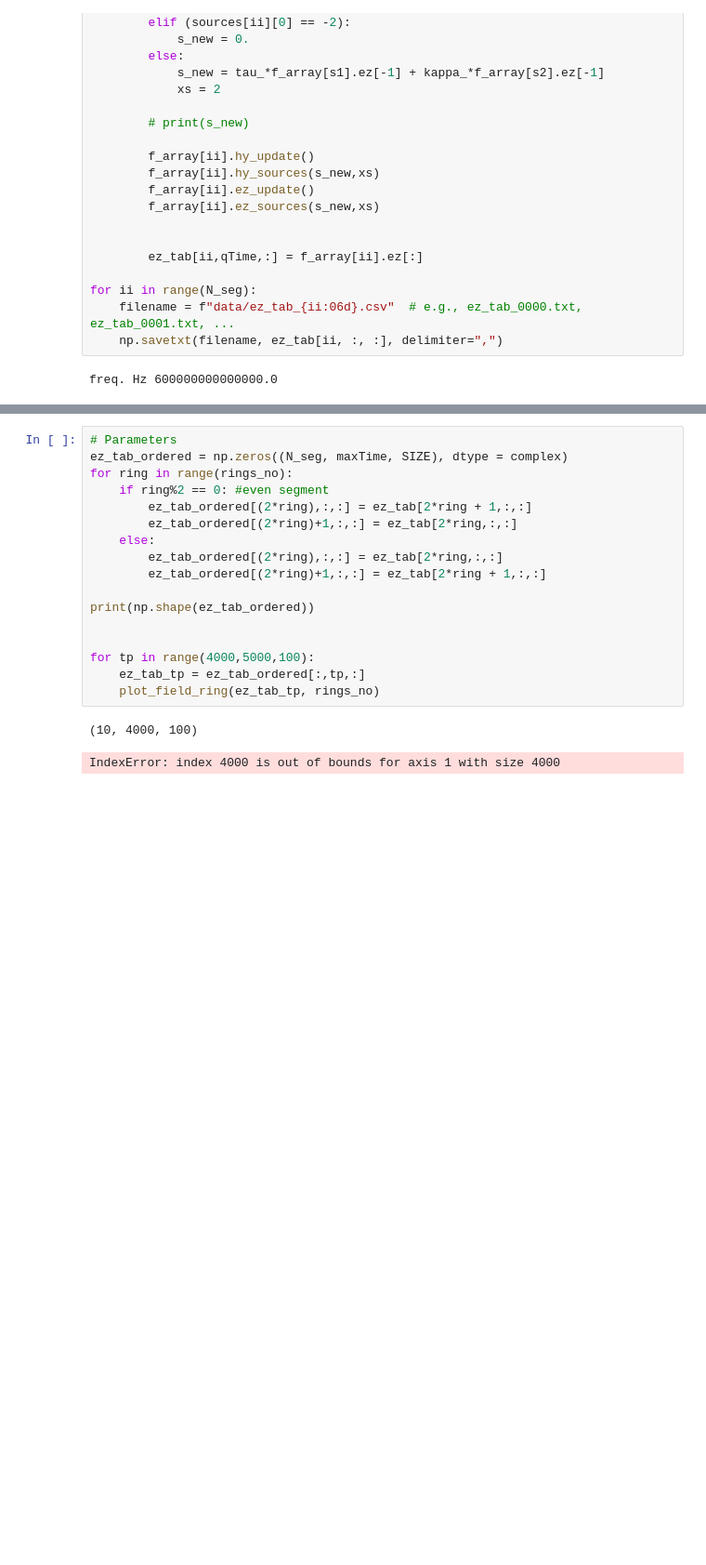
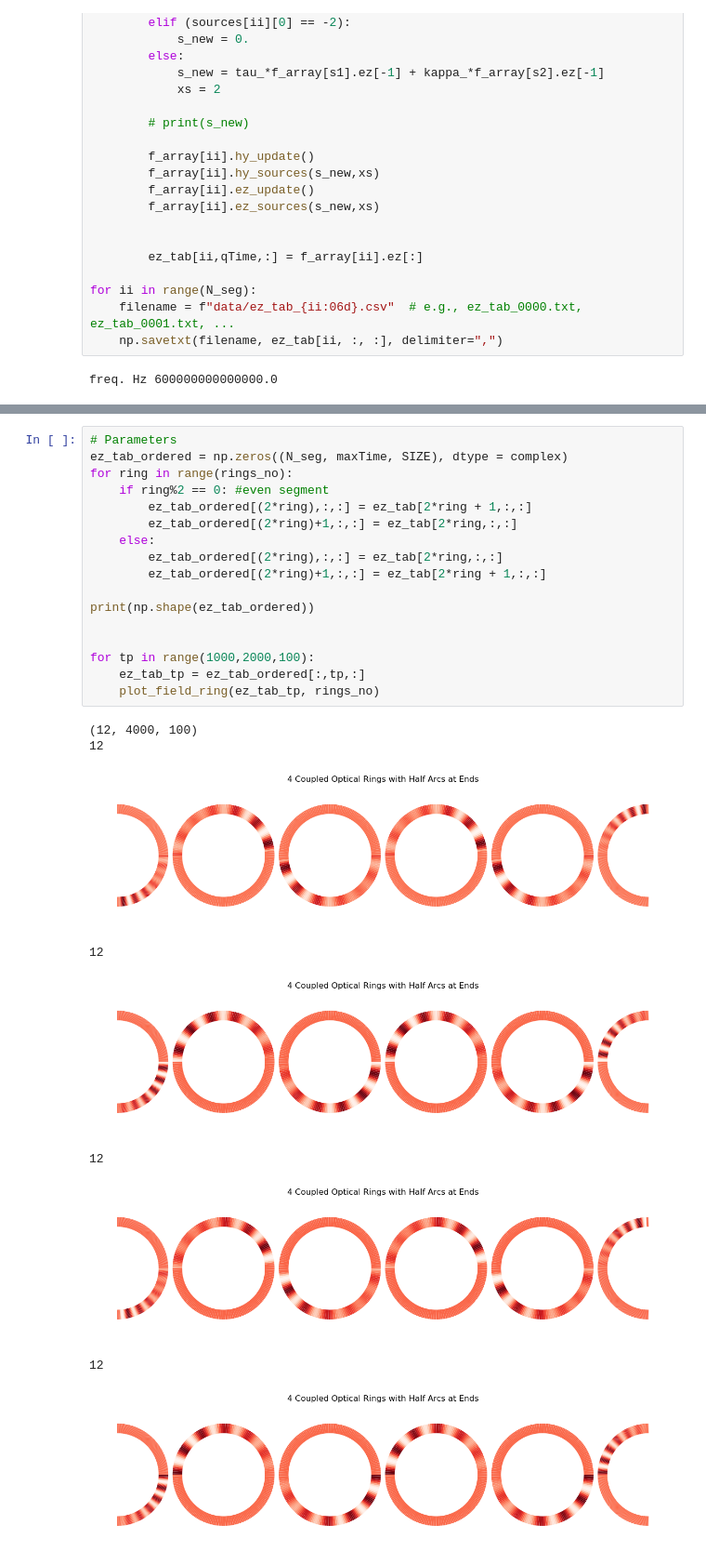
Before and after one commit to Mitalikapoor15/Project, a Jupyter notebook: python_fdtd/final_complex.ipynb, the cells around one changed output, grey strips where cells are left out. Shown at 93% size. Drawn from its saved outputs; the diff is of its cells as text; blank space fills up the shorter version.

```diff
--- a/python_fdtd/final_complex.ipynb
+++ b/python_fdtd/final_complex.ipynb
@@ -172,20 +170,27 @@ for ii in range(N_seg):
 # %%
 # Parameters
 ez_tab_ordered = np.zeros((N_seg, maxTime, SIZE), dtype = complex)
 for ring in range(rings_no):
     if ring%2 == 0: #even segment
         ez_tab_ordered[(2*ring),:,:] = ez_tab[2*ring + 1,:,:]
         ez_tab_ordered[(2*ring)+1,:,:] = ez_tab[2*ring,:,:]
     else:
         ez_tab_ordered[(2*ring),:,:] = ez_tab[2*ring,:,:]
         ez_tab_ordered[(2*ring)+1,:,:] = ez_tab[2*ring + 1,:,:]
 
 print(np.shape(ez_tab_ordered))
 
 
-for tp in range(4000,5000,100):
+for tp in range(1000,2000,100):
     ez_tab_tp = ez_tab_ordered[:,tp,:]
     plot_field_ring(ez_tab_tp, rings_no)
 # %% [output]
-(10, 4000, 100)
+(12, 4000, 100)
+12
+[figure, added]
-IndexError: index 4000 is out of bounds for axis 1 with size 4000
+12
+[figure, added]
+12
+[figure, added]
+12
+[figure, added]
```
Also changed, not shown: parts of 5 cells of this notebook, 1 other file.
